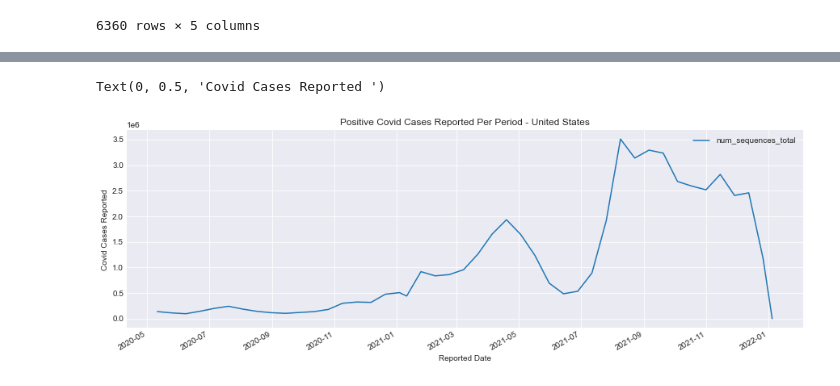
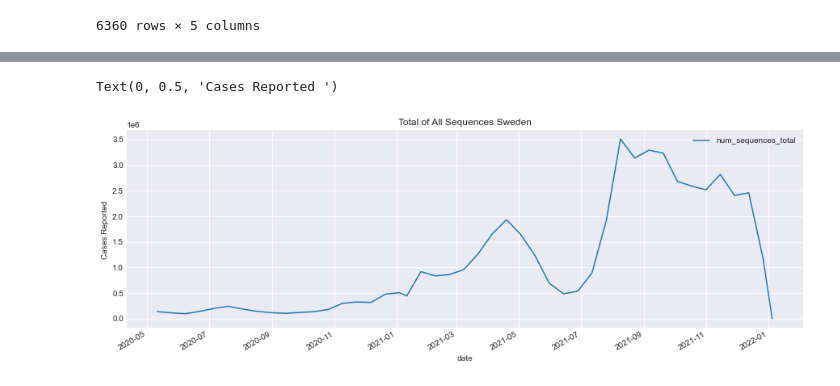
Before and after one commit to ranusuri/Team-A-Project-1, a Jupyter notebook: c_tork/Covid-Data.ipynb, the cells around one changed output, grey strips where cells are left out. Cells and saved outputs as stored; diff of their text form; code cells hidden in the pictures.

```diff
--- a/c_tork/Covid-Data.ipynb
+++ b/c_tork/Covid-Data.ipynb
@@ -116,17 +104,13 @@ df_all.to_csv("Covid6.csv",
                 header = True)
 # %%
-# This does the same check as above and confirms that the countries we picked sent Covid #'s in on a complete and
-# consistant basis
-
 df_all.reset_index(inplace=True)
 df_all.groupby('location').count()
 sns.countplot(df_all['location'])
 plt.xticks(rotation=75)
-plt.rc('figure', figsize=(30,10))
-plt.rc('font', size=28)
+plt.rc('figure', figsize=(20,10))
+plt.rc('font', size=35)
 plt.rc('lines', markersize=22)
-plt.xlabel('Countries Used in Analysis')
-plt.ylabel("# of Weeks Reporting ")
+
 
 
 
@@ -175,12 +175,11 @@ Text(0, 0.5, 'Covid Cases Reported ')
 # %%
 # Generate a bar plot showing the total number Covid Sequences Reported per time Period
 plt.rc('figure', figsize=(52,30))
 plt.rc('font', size=10)
 plt.rc('lines', markersize=16)
 sum_us_df.reset_index()[["date","num_sequences_total"]].set_index("date").plot(kind="line", figsize=(15,5))
-plt.title('Positive Covid Cases Reported Per Period - United States')
-plt.xlabel('Reported Date')
-plt.ylabel("Covid Cases Reported ")
+plt.title('Total of All Sequences Sweden')
+plt.ylabel("Cases Reported ")
 # %% [output]
-Text(0, 0.5, 'Covid Cases Reported ')
+Text(0, 0.5, 'Cases Reported ')
-[figure, old version]
+[figure, new version]
```
Also changed, not shown: parts of 22 cells of this notebook.
